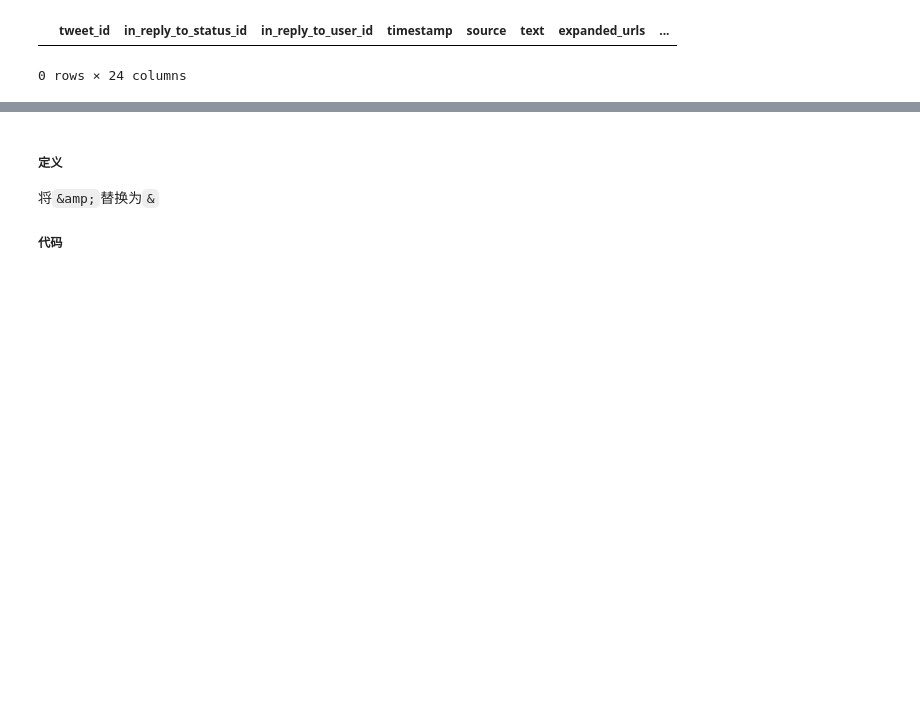
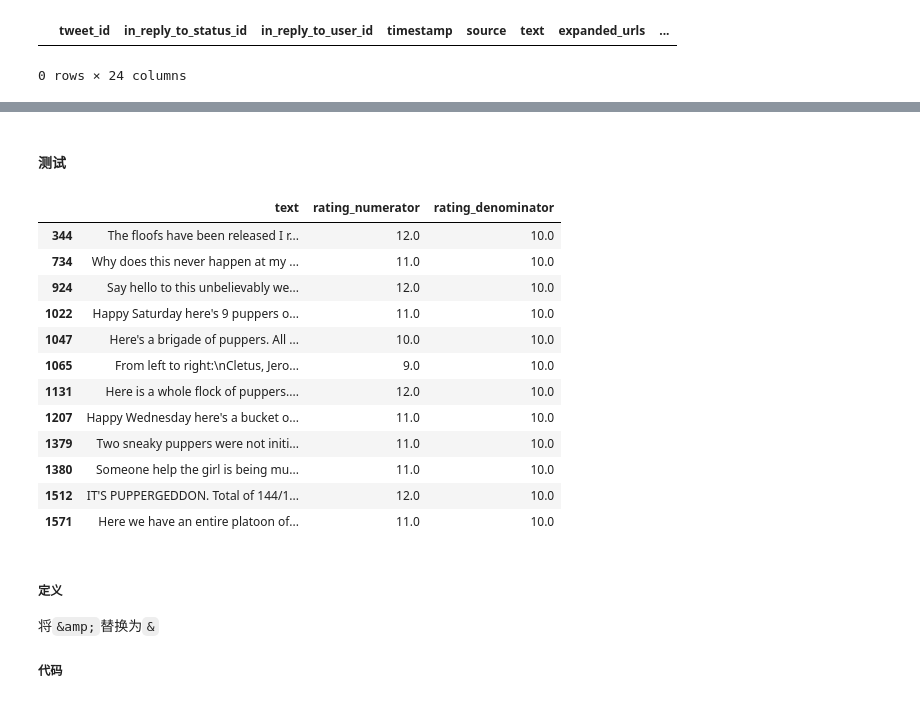
Before and after one commit to luna825/data-analyst-uda, a Jupyter notebook: project2/wrangle_act.ipynb, the cells around one changed output, grey strips where cells are left out. Drawn from its saved outputs; the diff is of its cells as text; code cells hidden in the pictures; blank space fills up the shorter version.

```diff
--- a/project2/wrangle_act.ipynb
+++ b/project2/wrangle_act.ipynb
@@ -643,3 +683,31 @@ twitter_archives_clean[twitter_archives_clean.tweet_id == 810984652412424192]
+# %%
+total_rating_to_fix = twitter_archives_clean[twitter_archives_clean['rating_denominator'] != 10].text.tolist()
+column1_name = 'rating_numerator'
+column2_name = 'rating_denominator'
+for text in total_rating_to_fix:
+    mask = twitter_archives_clean.text == text
+    rating_numerator = twitter_archives_clean.loc[mask, column1_name]
+    rating_denominator = twitter_archives_clean.loc[mask, column2_name]
+    twitter_archives_clean.loc[mask, column1_name] = (rating_numerator/rating_denominator) * 10
+    twitter_archives_clean.loc[mask, column2_name] = 10
+# %% [markdown]
+#### 测试
+# %%
+twitter_archives_clean[twitter_archives_clean.text.isin(total_rating_to_fix)][['text','rating_numerator','rating_denominator']]
+# %% [output]
+|  | text | rating_numerator | rating_denominator |
+| 344 | The floofs have been released I r... | 12.0 | 10.0 |
+| 734 | Why does this never happen at my ... | 11.0 | 10.0 |
+| 924 | Say hello to this unbelievably we... | 12.0 | 10.0 |
+| 1022 | Happy Saturday here's 9 puppers o... | 11.0 | 10.0 |
+| 1047 | Here's a brigade of puppers. All ... | 10.0 | 10.0 |
+| 1065 | From left to right:\nCletus, Jero... | 9.0 | 10.0 |
+| 1131 | Here is a whole flock of puppers.... | 12.0 | 10.0 |
+| 1207 | Happy Wednesday here's a bucket o... | 11.0 | 10.0 |
+| 1379 | Two sneaky puppers were not initi... | 11.0 | 10.0 |
+| 1380 | Someone help the girl is being mu... | 11.0 | 10.0 |
+| 1512 | IT'S PUPPERGEDDON. Total of 144/1... | 12.0 | 10.0 |
+| 1571 | Here we have an entire platoon of... | 11.0 | 10.0 |
 # %% [markdown]
 ##### 定义
 将`&amp;`替换为`&`
```
Also changed, not shown: parts of 14 cells of this notebook, 4 other files.
